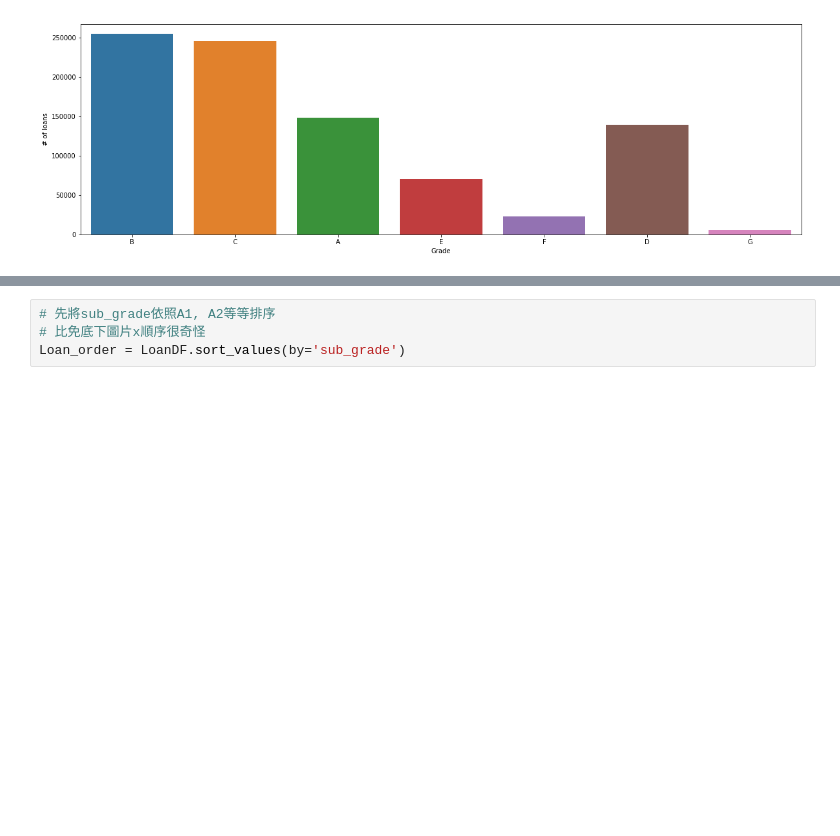
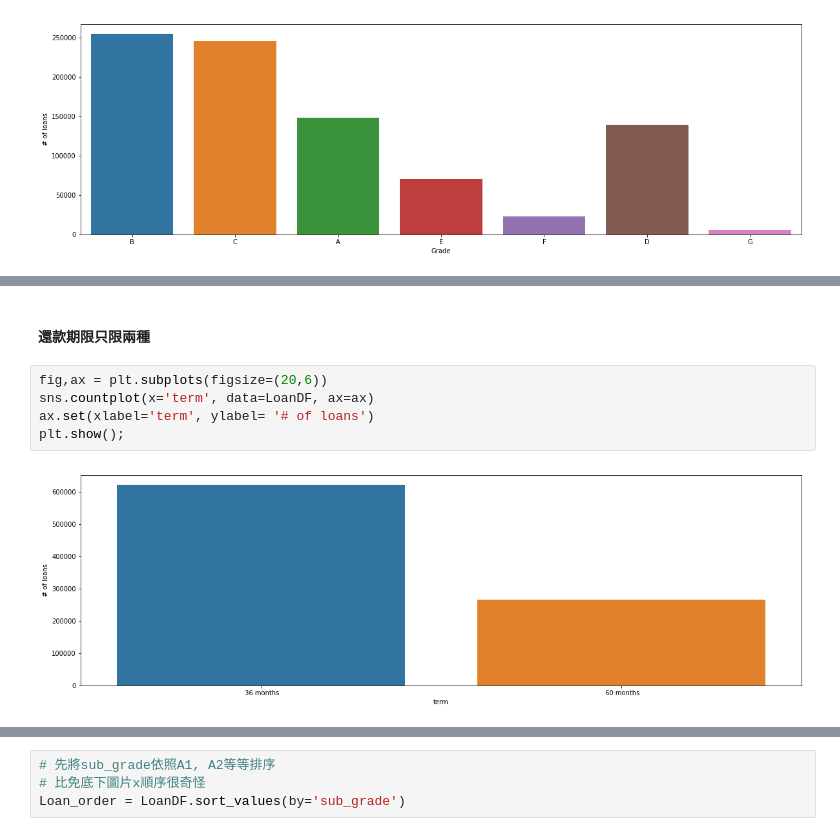
Before and after one commit to johnny12150/DSS_P2P, a Jupyter notebook: notebook/Grade - MLP.ipynb, the cells around one changed output, grey strips where cells are left out. Drawn from its saved outputs; the diff is of its cells as text; blank space fills up the shorter version.

```diff
--- a/notebook/Grade - MLP.ipynb
+++ b/notebook/Grade - MLP.ipynb
@@ -161,0 +182,9 @@ plt.show();
+# %% [markdown]
+#### 還款期限只限兩種
+# %%
+fig,ax = plt.subplots(figsize=(20,6))
+sns.countplot(x='term', data=LoanDF, ax=ax)
+ax.set(xlabel='term', ylabel= '# of loans')
+plt.show();
+# %% [output]
+[figure, added]
```
Also changed, not shown: parts of 9 cells of this notebook.
